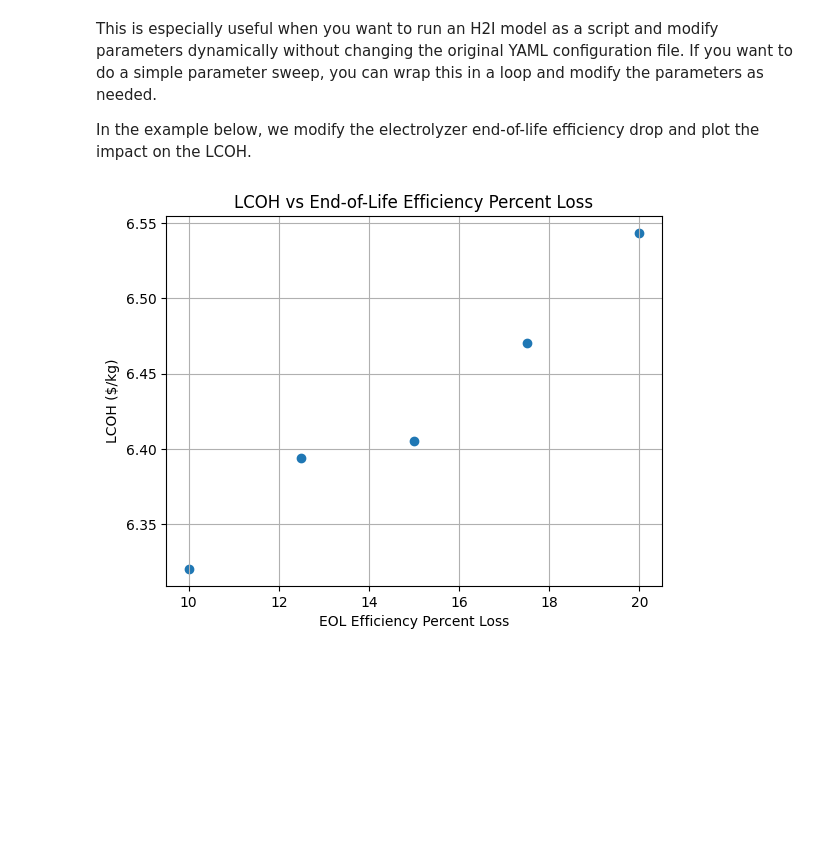
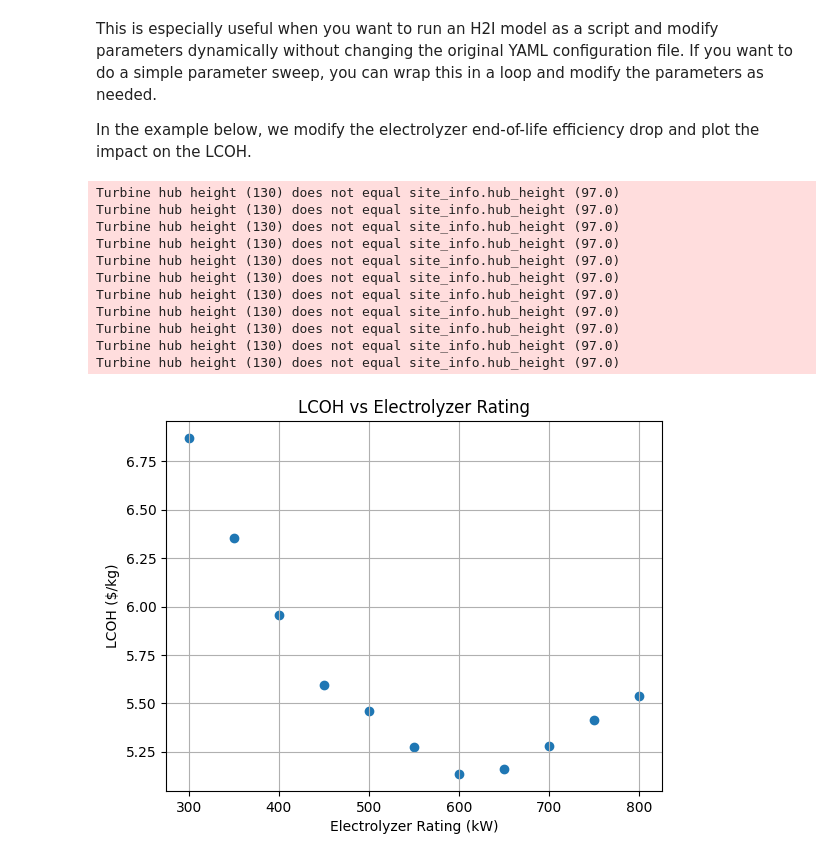
Before and after one commit to NREL/H2Integrate, a Jupyter notebook: docs/user_guide/how_to_set_up_an_analysis.ipynb, the cells around one changed output. Saved outputs shown, nothing was run; the diff lists cells and outputs as text; code cells hidden in the pictures; blank space fills up the shorter version.

Commit message:
Added simpler example for the overwriting doc page which will be generally useful as well

```diff
--- a/docs/user_guide/how_to_set_up_an_analysis.ipynb
+++ b/docs/user_guide/how_to_set_up_an_analysis.ipynb
@@ -174,10 +175,10 @@ import os
 
 
 # Change the current working directory
-os.chdir("../../examples/01_onshore_steel_mn/")
+os.chdir("../../examples/08_wind_electrolyzer/")
 
 # Create a H2Integrate model
-h2i_model = H2IntegrateModel("01_onshore_steel_mn.yaml")
+h2i_model = H2IntegrateModel("wind_plant_electrolyzer.yaml")
 
 # Run the model
 h2i_model.run()
@@ -217,7 +220,7 @@ Here is an example of how to modify the config files and rerun the analysis:
 tech_config = h2i_model.technology_config
 
 # Modify a parameter in the technology config
-tech_config["technologies"]["electrolyzer"]["model_inputs"]["shared_parameters"]["rating"] = 1080
+tech_config["technologies"]["electrolyzer"]["model_inputs"]["shared_parameters"]["rating"] = 600
 
 # Rerun the model with the updated configurations
 h2i_model.run()
@@ -254,35 +258,46 @@ In the example below, we modify the electrolyzer end-of-life efficiency drop and
 # %%
 import numpy as np
 import matplotlib.pyplot as plt
 
 
-# Define the range for eol_eff_percent_loss
-eol_eff_percent_losses = np.linspace(20, 10, 5)
+# Define the range for electrolyzer rating
+ratings = np.linspace(300, 800, 11)
 
 # Initialize arrays to store results
 lcoh_results = []
 
-for eol_eff_percent_loss in eol_eff_percent_losses:
-    # Update the electrolyzer eol_eff_percent_loss
-    tech_config["technologies"]["electrolyzer"]["model_inputs"]["performance_parameters"][
-        "eol_eff_percent_loss"
-    ] = eol_eff_percent_loss
+for rating in ratings:
+    # Update the electrolyzer rating
+    tech_config["technologies"]["electrolyzer"]["model_inputs"]["shared_parameters"]["rating"] = (
+        rating
+    )
 
     # Rerun the model with the updated configurations
     h2i_model.run()
 
     # Get the LCOH value
     lcoh = h2i_model.model.get_val("financials_group_1.LCOH", units="USD/kg")[0]
 
     # Store the results
     lcoh_results.append(lcoh)
 
 # Create a scatter plot
-plt.scatter(eol_eff_percent_losses, lcoh_results)
-plt.xlabel("EOL Efficiency Percent Loss")
+plt.scatter(ratings, lcoh_results)
+plt.xlabel("Electrolyzer Rating (kW)")
 plt.ylabel("LCOH ($/kg)")
-plt.title("LCOH vs End-of-Life Efficiency Percent Loss")
+plt.title("LCOH vs Electrolyzer Rating")
 plt.grid(True)
 plt.show()
 # %% [output]
+Turbine hub height (130) does not equal site_info.hub_height (97.0)
+Turbine hub height (130) does not equal site_info.hub_height (97.0)
+Turbine hub height (130) does not equal site_info.hub_height (97.0)
+Turbine hub height (130) does not equal site_info.hub_height (97.0)
+Turbine hub height (130) does not equal site_info.hub_height (97.0)
+Turbine hub height (130) does not equal site_info.hub_height (97.0)
+Turbine hub height (130) does not equal site_info.hub_height (97.0)
+Turbine hub height (130) does not equal site_info.hub_height (97.0)
+Turbine hub height (130) does not equal site_info.hub_height (97.0)
+Turbine hub height (130) does not equal site_info.hub_height (97.0)
+Turbine hub height (130) does not equal site_info.hub_height (97.0)
-[figure, old version]
+[figure, new version]
```
Also changed, not shown: parts of 3 cells of this notebook, 5 other files.
